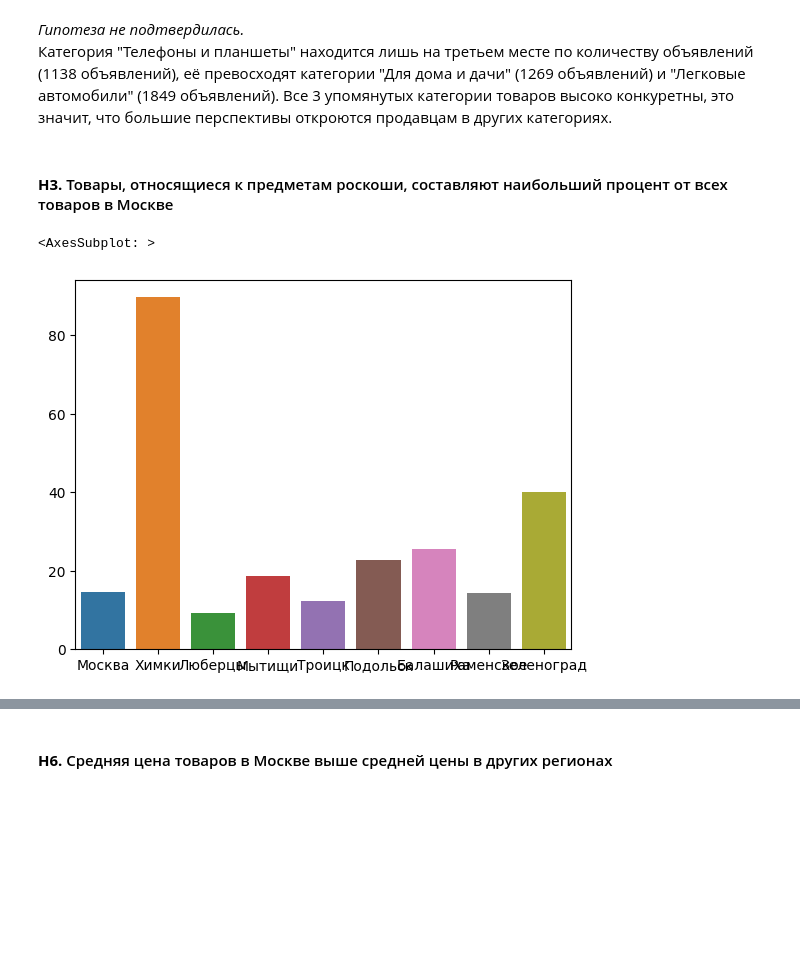
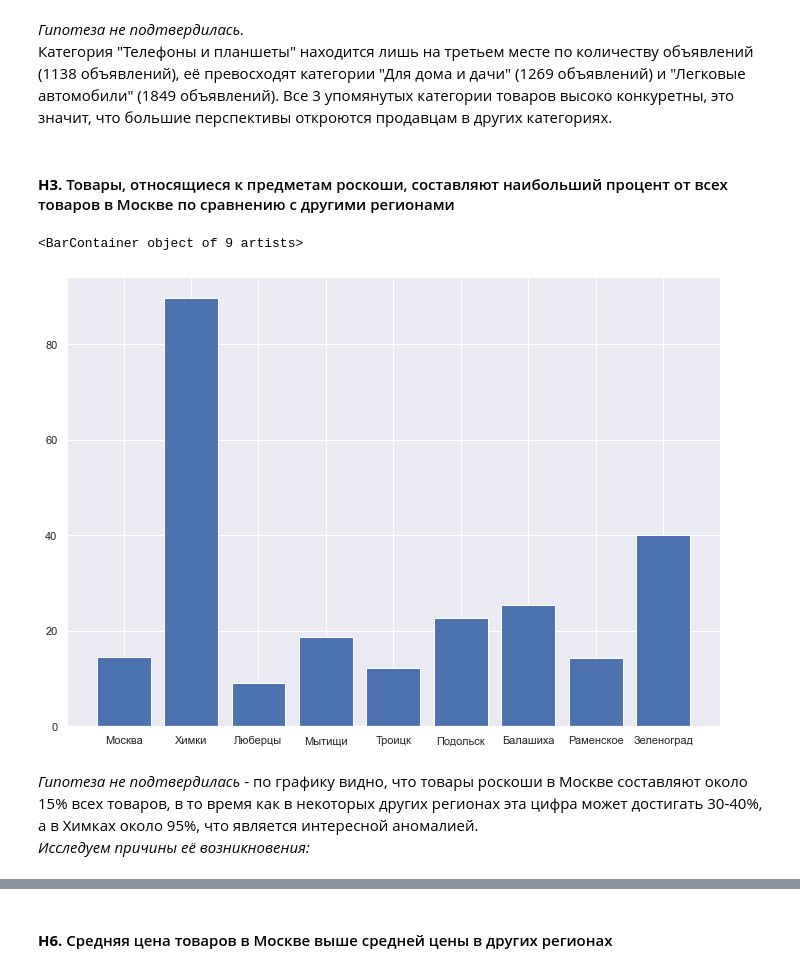
Before and after one commit to LysinKirill/ProjectNIS, a Jupyter notebook: project.ipynb, the cells around one changed output, grey strips where cells are left out. Saved outputs shown, nothing was run; the diff lists cells and outputs as text; code cells hidden in the pictures; blank space fills up the shorter version.

```diff
--- a/project.ipynb
+++ b/project.ipynb
@@ -500,29 +504,32 @@ dtype: int64
 <i>Гипотеза не подтвердилась.</i><br>
 Категория "Телефоны и планшеты" находится лишь на третьем месте по количеству объявлений (1138 объявлений), её превосходят категории "Для дома и дачи" (1269 объявлений) и "Легковые автомобили" (1849 объявлений). Все 3 упомянутых категории товаров высоко конкуретны, это значит, что большие перспективы откроются продавцам в других категориях.
 # %% [markdown]
-<h4><b>H3. </b>Товары, относящиеся к предметам роскоши, составляют наибольший процент от всех товаров в Москве</h4>
+<h4><b>H3. </b>Товары, относящиеся к предметам роскоши, составляют наибольший процент от всех товаров в Москве по сравнению с другими регионами</h4>
 # %%
+import matplotlib.pyplot as plt
+sns.set(rc={'figure.figsize':(11.7,8.27)})
 pd.options.mode.chained_assignment = None
 dfRegion = df.dropna(subset=["Region"])
 dfRegion["Region"] = dfRegion["Region"].map(lambda x: "Москва" if ("Москва" in x) else x)
 
-# Будем рассматривать регионы, в которых есть хотя бы  объявлений
+# Будем рассматривать регионы, в которых есть хотя бы 20 объявлений
 multipleOccurences = []
 luxuryPercent = []
 temp = {}
+regions = []
+
 for i in dfRegion["Region"].unique():
+
     if(dfRegion.Region.value_counts()[i] > 20):
-        #multipleOccurences.append(i)
+        regions.append(i)
         luxuryCount = dfRegion[(dfRegion["Price_range"] == "luxury") & (dfRegion["Region"] == i)].shape[0]
         totalCount = dfRegion[(dfRegion["Region"] == i)].shape[0]
-        #luxuryPercent.append(luxuryCount / totalCount * 100)
-        temp[i] = [luxuryCount / totalCount * 100]
+        luxuryPercent.append(luxuryCount / totalCount * 100)
 
-#for i, j in zip(multipleOccurences, luxuryPercent):
-#    print(f"{i}: {j:.3f}%")
-#sns.barplot(zip(multipleOccurences, luxuryPercent))
-tempDf = pd.DataFrame(temp)
-sns.barplot(tempDf)
+
+plt.bar(regions, luxuryPercent)
 # %% [output]
-<AxesSubplot: >
+<BarContainer object of 9 artists>
-[figure, old version]
+[figure, new version]
+# %% [markdown]
+<i>Гипотеза не подтвердилась</i> - по графику видно, что товары роскоши в Москве составляют около 15% всех товаров, в то время как в некоторых других регионах эта цифра может достигать 30-40%, а в Химках около 95%, что является интересной аномалией.<br><i>Исследуем причины её возникновения:</i>
```
Also changed, not shown: parts of 21 cells of this notebook.
